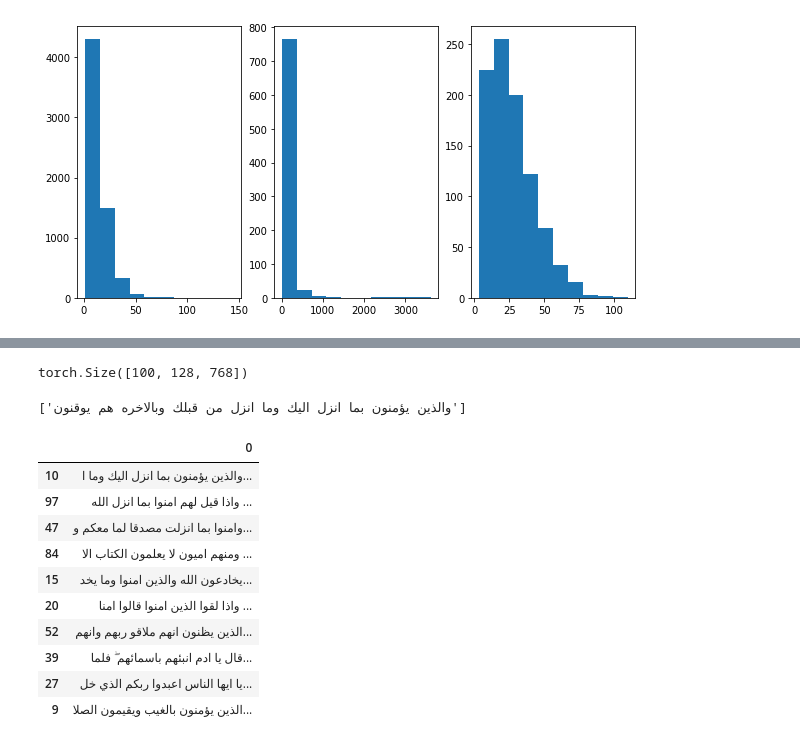
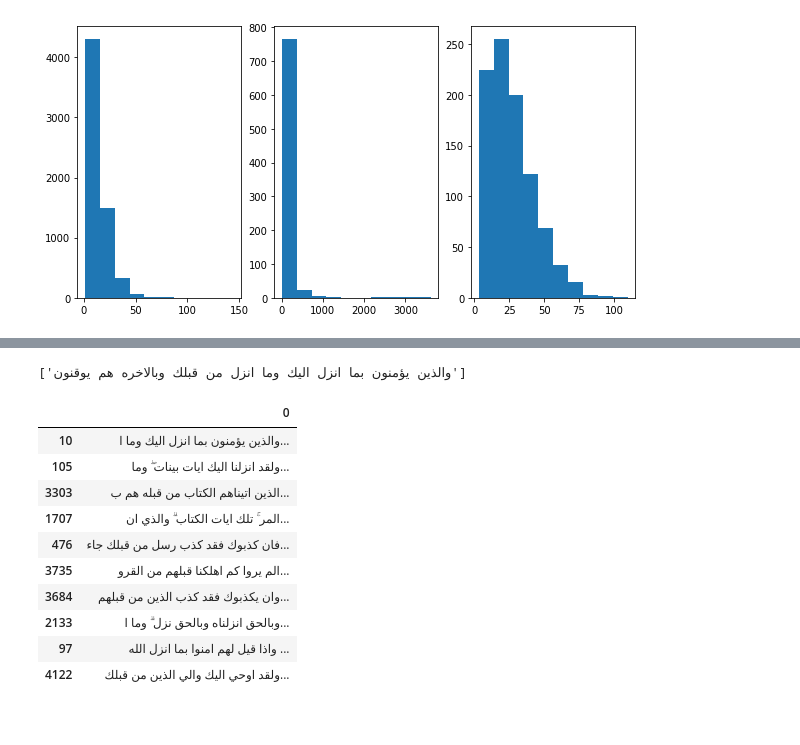
Before and after one commit to pam-lab/JupyterFiles, a Jupyter notebook: Similarity_BERT.ipynb, the cells around one changed output, grey strips where cells are left out. Cells and saved outputs as stored; diff of their text form; code cells hidden in the pictures.

```diff
--- a/Similarity_BERT.ipynb
+++ b/Similarity_BERT.ipynb
@@ -121,6 +121,8 @@ axes[2].hist(size_sahife_token)
 pip install transformers -Uqq
 # %%
 from transformers import AutoTokenizer, AutoModel
+import torch
+device = 'cuda' if torch.cuda.is_available() else 'cpu'
 
 # Mini:   asafaya/bert-mini-arabic
 # Medium: asafaya/bert-medium-arabic
@@ -130,4 +132,7 @@ from transformers import AutoTokenizer, AutoModel
 
 tokenizer = AutoTokenizer.from_pretrained("asafaya/bert-base-arabic")
 model = AutoModel.from_pretrained("asafaya/bert-base-arabic")
+
+model=model.to(device)
+
 model.eval()
@@ -134,9 +160,9 @@ model.eval()
 # %%
 import numpy as np
 import torch
+from torch.utils.data import DataLoader,TensorDataset
 
-
-batch_values = list(verse_complete_dict_nrmlz.values())[:100]
+batch_values = list(verse_complete_dict_nrmlz.values())
 
 encoding=tokenizer.batch_encode_plus(batch_values,
                     add_special_tokens=True,
@@ -148,47 +174,52 @@ encoding=tokenizer.batch_encode_plus(batch_values,
                     return_tensors='pt'
                     )
 
+from torch.utils.data import DataLoader,TensorDataset
+dataset=TensorDataset(encoding.input_ids, encoding.attention_mask)
+dataloader = DataLoader(dataset,batch_size=128,drop_last=False,shuffle=False)
+
+predictions = []
 with torch.no_grad():
-    prediction=model(encoding['input_ids'],encoding['attention_mask'])
+    for (input_ids, attention_mask) in dataloader:
+        prediction = model(input_ids.to(device),attention_mask.to(device))
+        predictions.append(prediction.last_hidden_state)
+
+predictions = torch.cat(predictions,dim=0)
-# %%
-prediction.last_hidden_state.shape
-# %% [output]
-torch.Size([100, 128, 768])
 # %%
-attention_mask=encoding.attention_mask.unsqueeze(-1).expand(prediction.last_hidden_state.shape).float()
+attention_mask=encoding.attention_mask.unsqueeze(-1).expand(predictions.shape).float()
 # for filtering out unnecessary ones
-mask_embeddings=prediction.last_hidden_state * attention_mask
+mask_embeddings=predictions.cpu() * attention_mask
 
 summed = torch.sum(mask_embeddings,dim=1)
 count = torch.clamp(attention_mask.sum(dim=1),min=1e-9)
 mean_embedding = summed / count
 mean_embedding.shape
 
 from sklearn.metrics.pairwise import cosine_similarity
 
 COMPARE_FROM = 10
 mean_embedding = mean_embedding.numpy()
 similarity=cosine_similarity(
     [mean_embedding[COMPARE_FROM]],
     mean_embedding
 ).squeeze()
 
 most_similar=similarity.argsort()[-10:][::-1]
 verse_complete=pd.DataFrame(verse_complete_dict_nrmlz.values())
 print(verse_complete.iloc[COMPARE_FROM].values)
 pd.set_option('display.max_colwidth', None)
 
 verse_complete.iloc[most_similar]
 # %% [output]
 ['والذين يؤمنون بما انزل اليك وما انزل من قبلك وبالاخره هم يوقنون']
 |  | 0 |
 | 10 | والذين يؤمنون بما انزل اليك وما ا... |
+| 105 | ولقد انزلنا اليك ايات بينات ۖ وما... |
+| 3303 | الذين اتيناهم الكتاب من قبله هم ب... |
+| 1707 | المر ۚ تلك ايات الكتاب ۗ والذي ان... |
+| 476 | فان كذبوك فقد كذب رسل من قبلك جاء... |
+| 3735 | الم يروا كم اهلكنا قبلهم من القرو... |
+| 3684 | وان يكذبوك فقد كذب الذين من قبلهم... |
+| 2133 | وبالحق انزلناه وبالحق نزل ۗ وما ا... |
 | 97 | واذا قيل لهم امنوا بما انزل الله ... |
-| 47 | وامنوا بما انزلت مصدقا لما معكم و... |
-| 84 | ومنهم اميون لا يعلمون الكتاب الا ... |
-| 15 | يخادعون الله والذين امنوا وما يخد... |
-| 20 | واذا لقوا الذين امنوا قالوا امنا ... |
-| 52 | الذين يظنون انهم ملاقو ربهم وانهم... |
-| 39 | قال يا ادم انبئهم باسمائهم ۖ فلما... |
-| 27 | يا ايها الناس اعبدوا ربكم الذي خل... |
-| 9 | الذين يؤمنون بالغيب ويقيمون الصلا... |
+| 4122 | ولقد اوحي اليك والي الذين من قبلك... |
```
Also changed, not shown: parts of 2 cells of this notebook.
